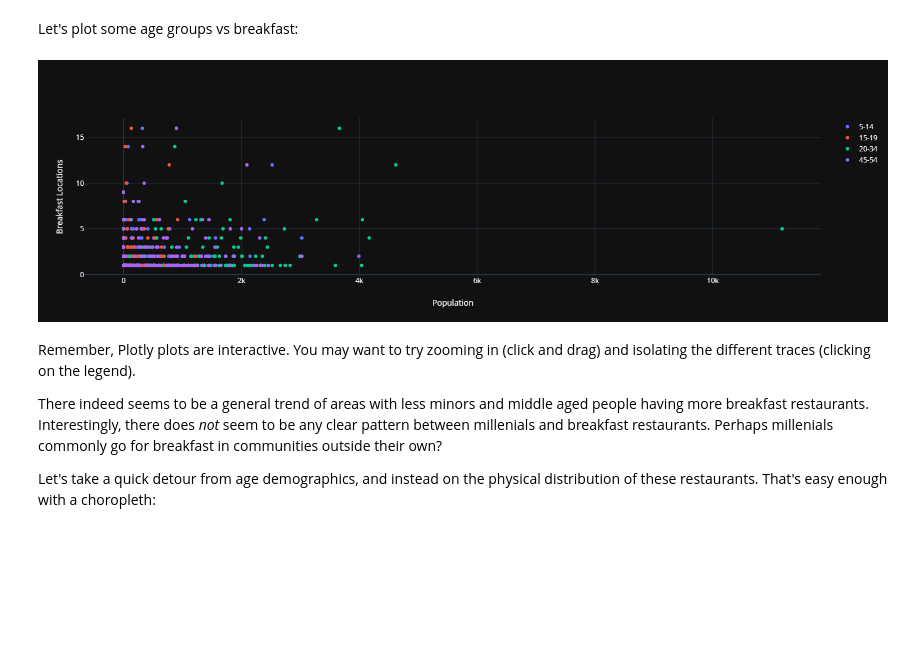
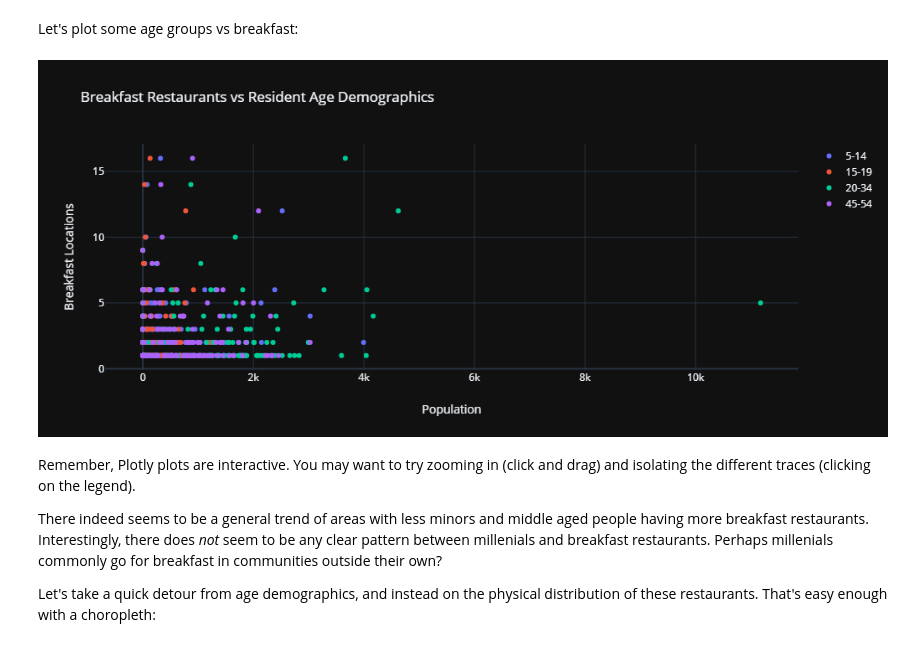
Before and after one commit to hexaguin/Coursera_Capstone, a Jupyter notebook: Breakfast-Locations.ipynb, the cells around one changed output. Saved outputs shown, nothing was run; the diff lists cells and outputs as text; code cells hidden in the pictures; blank space fills up the shorter version.

Commit message:
Added Plot Titles

```diff
--- a/Breakfast-Locations.ipynb
+++ b/Breakfast-Locations.ipynb
@@ -342,15 +342,15 @@ Let's plot some age groups vs breakfast:
 # %%
 breakfast_kids_trace = go.Scatter(x = breakfast_census['MF_5_14'], y = breakfast_census['Breakfast'], name = '5-14', mode='markers')
 breakfast_teen_trace = go.Scatter(x = breakfast_census['MF_15_19'], y = breakfast_census['Breakfast'], name = '15-19', mode='markers')
 breakfast_miln_trace = go.Scatter(x = breakfast_census['MF_20_24']+breakfast_census['MF_25_34'], y = breakfast_census['Breakfast'], name = '20-34', mode='markers')
 breakfast_25_34_trace = go.Scatter(x = breakfast_census['MF_25_34'], y = breakfast_census['Breakfast'], name = '25-34', mode='markers')
 breakfast_midl_trace = go.Scatter(x = breakfast_census['MF_45_54'], y = breakfast_census['Breakfast'], name = '45-54', mode='markers')
 
-breakfast_corr_layout = go.Layout(template='plotly_dark', xaxis={'title':'Population'}, yaxis={'title':'Breakfast Locations'})
+breakfast_corr_layout = go.Layout(template='plotly_dark', xaxis={'title':'Population'}, yaxis={'title':'Breakfast Locations'}, title='Breakfast Restaurants vs Resident Age Demographics')
 py.plot({'data': [breakfast_kids_trace, breakfast_teen_trace, breakfast_miln_trace, breakfast_midl_trace], 'layout': breakfast_corr_layout}, filename = 'breakfast_by_age.html')
 py.iplot({'data': [breakfast_kids_trace, breakfast_teen_trace, breakfast_miln_trace, breakfast_midl_trace], 'layout': breakfast_corr_layout}, filename = 'breakfast_by_age.html')
 # %% [output]
-[figure, old version]
+[figure, new version]
 # %% [markdown]
 Remember, Plotly plots are interactive. You may want to try zooming in (click and drag) and isolating the different traces (clicking on the legend).
 
```
Also changed, not shown: parts of 2 cells of this notebook, 3 other files.
